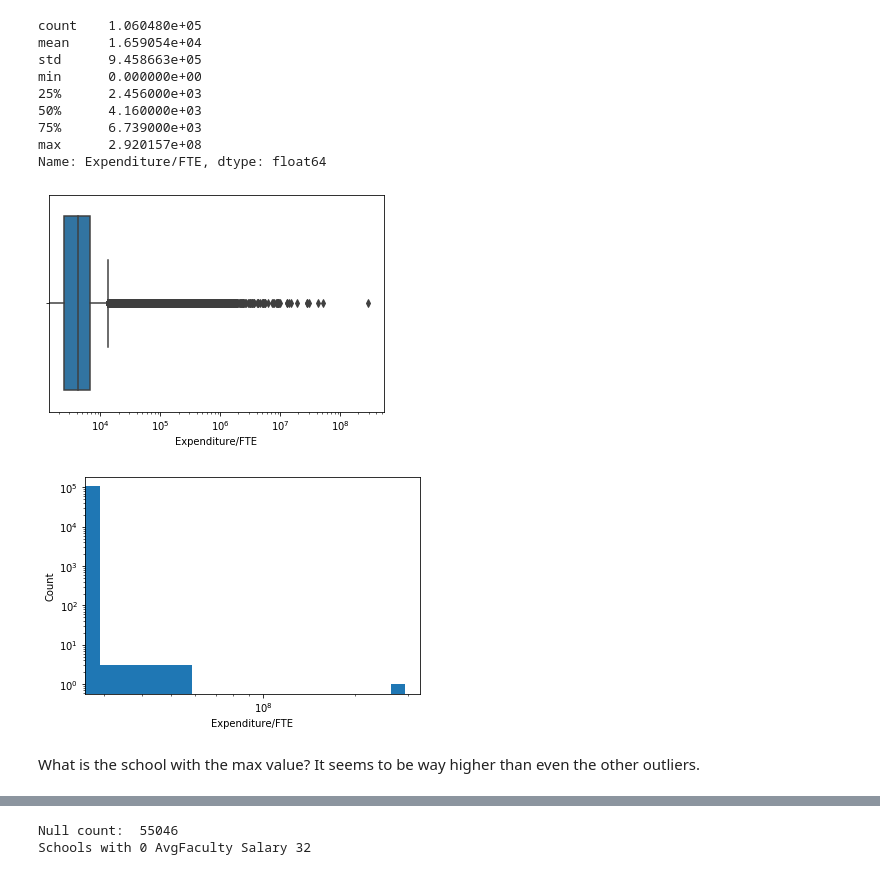
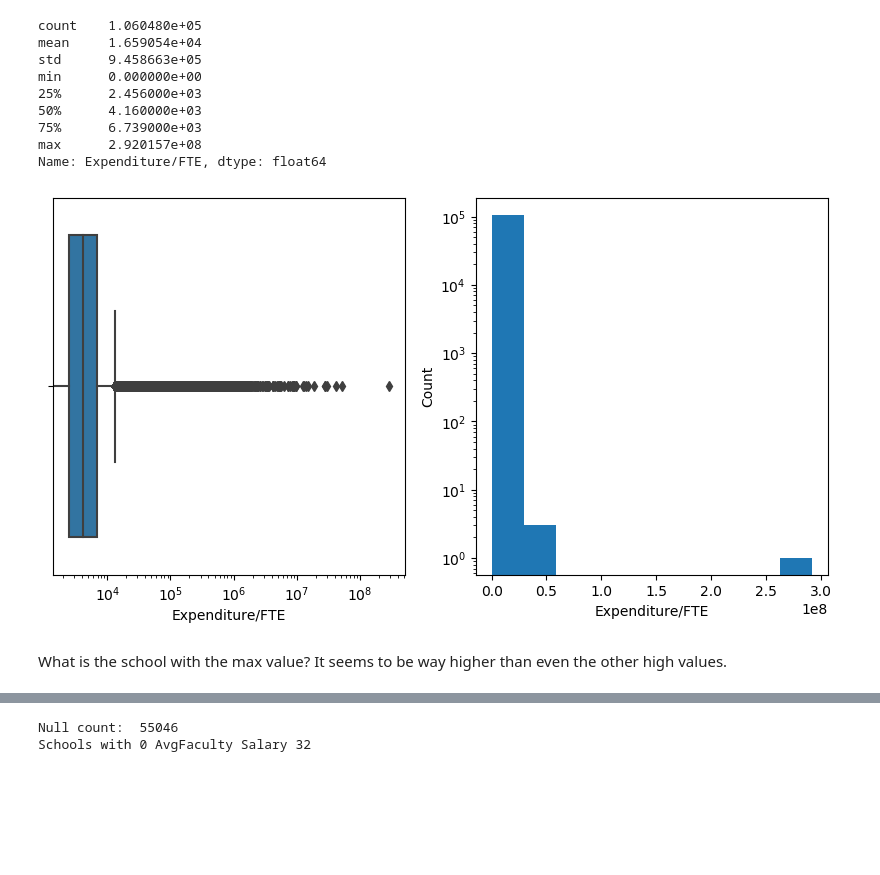
Before and after one commit to kregier/Springboard, a Jupyter notebook: Capstone2/CollegeScorecard-EDA.ipynb, the cells around one changed output, grey strips where cells are left out. Cells and saved outputs as stored; diff of their text form; code cells hidden in the pictures; blank space fills up the shorter version.

```diff
--- a/Capstone2/CollegeScorecard-EDA.ipynb
+++ b/Capstone2/CollegeScorecard-EDA.ipynb
@@ -572,23 +582,23 @@ min      0.000000e+00
 75%      6.739000e+03
 max      2.920157e+08
 Name: Expenditure/FTE, dtype: float64
-# %%
-sns.boxplot('Expenditure/FTE', data=data)
-plt.xscale('log')
-plt.show()
-# %% [output]
-[figure, removed]
 # %%
+fig=plt.figure(figsize=(10,5), dpi= 100, facecolor='w', edgecolor='k')
+plt.subplot(1, 2, 1)
+sns.boxplot('Expenditure/FTE', data=data)
+plt.xscale('log')
+
+plt.subplot(1, 2, 2)
 plt.hist(data['Expenditure/FTE'])
 plt.xlabel('Expenditure/FTE')
 plt.ylabel('Count')
-plt.xscale('log')
+#plt.xscale('log')
 plt.yscale('log')
 plt.show()
 # %% [output]
-[figure, old version]
+[figure, new version]
 # %% [markdown]
-What is the school with the max value?  It seems to be way higher than even the other outliers.
+What is the school with the max value?  It seems to be way higher than even the other high values.
 # %%
 max_expend = data['Expenditure/FTE'].max()
 max_expenditure_school = data.loc[data['Expenditure/FTE']== max_expend]
```
Also changed, not shown: parts of 126 cells of this notebook.
